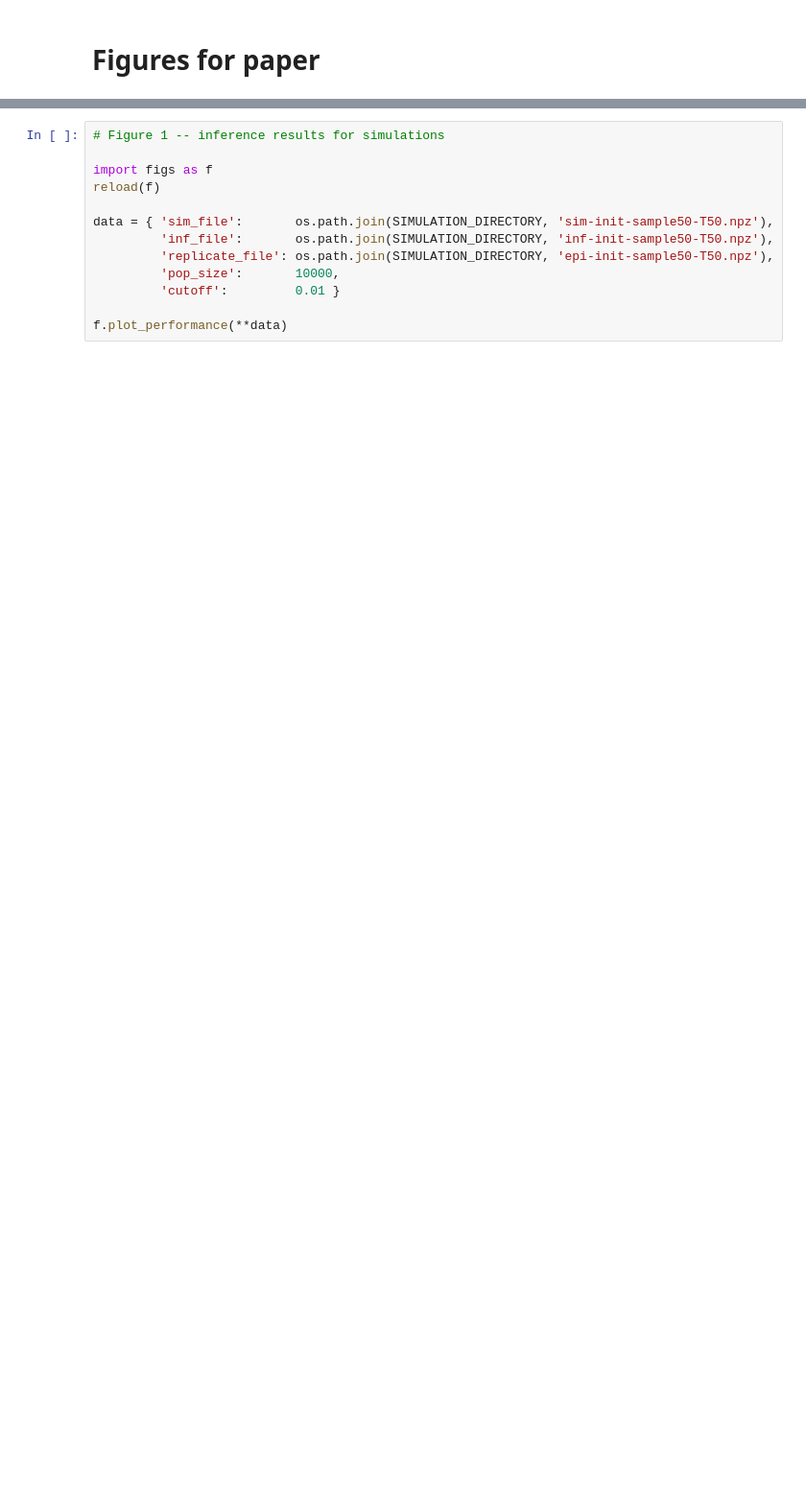
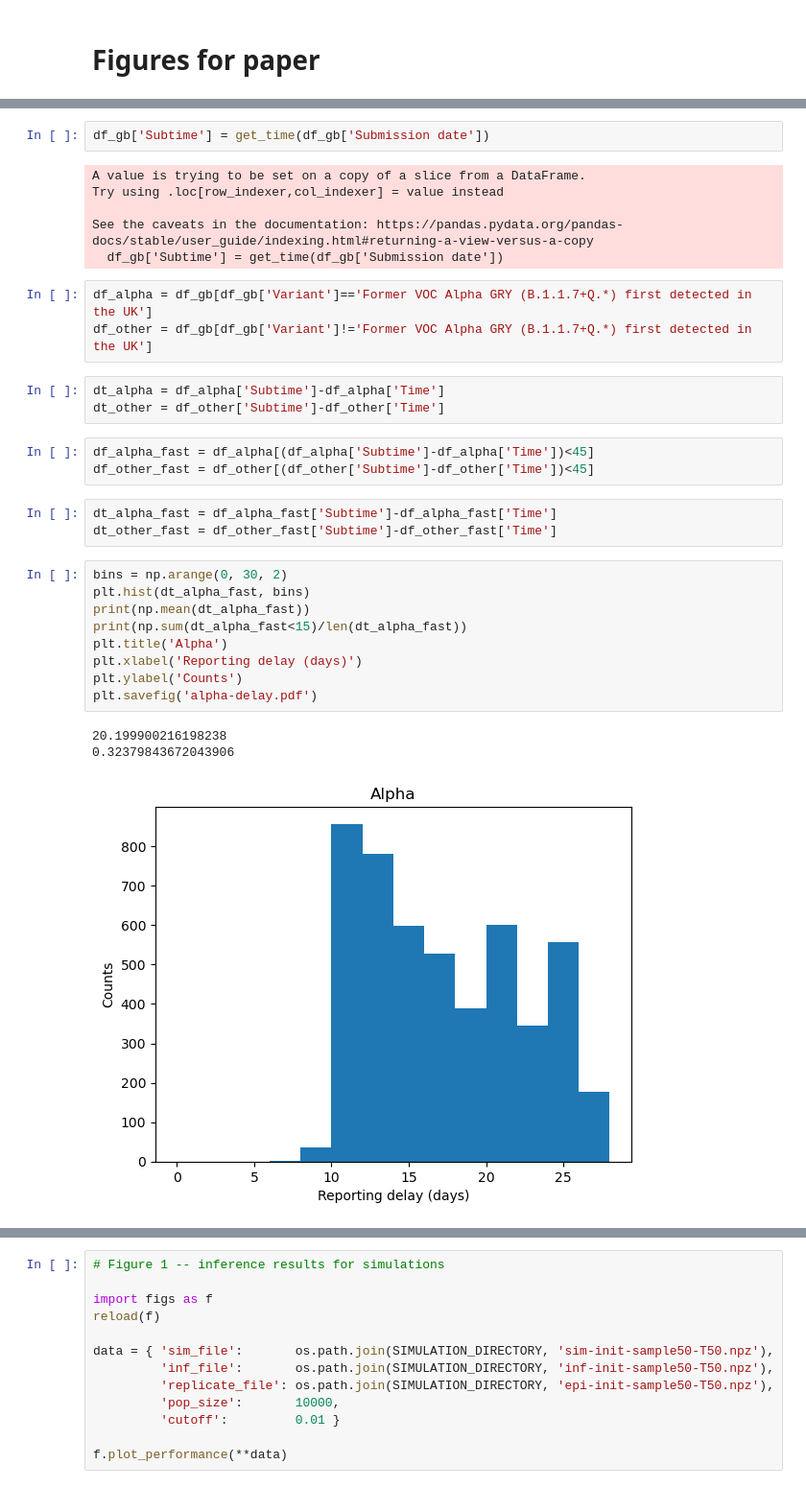
Before and after one commit to bartonlab/paper-SARS-CoV-2-inference, a Jupyter notebook: figures.ipynb, the cells around one changed output, grey strips where cells are left out. Shown at 96% size. Saved outputs shown, nothing was run; the diff lists cells and outputs as text; blank space fills up the shorter version.

Commit message:
first update for final revision

```diff
--- a/figures.ipynb
+++ b/figures.ipynb
@@ -37,0 +426,33 @@ import epi_figs as ef
+# %%
+df_gb['Subtime'] = get_time(df_gb['Submission date'])
+# %% [output]
+A value is trying to be set on a copy of a slice from a DataFrame.
+Try using .loc[row_indexer,col_indexer] = value instead
+
+See the caveats in the documentation: https://pandas.pydata.org/pandas-docs/stable/user_guide/indexing.html#returning-a-view-versus-a-copy
+  df_gb['Subtime'] = get_time(df_gb['Submission date'])
+# %%
+df_alpha = df_gb[df_gb['Variant']=='Former VOC Alpha GRY (B.1.1.7+Q.*) first detected in the UK']
+df_other = df_gb[df_gb['Variant']!='Former VOC Alpha GRY (B.1.1.7+Q.*) first detected in the UK']
+# %%
+dt_alpha = df_alpha['Subtime']-df_alpha['Time']
+dt_other = df_other['Subtime']-df_other['Time']
+# %%
+df_alpha_fast = df_alpha[(df_alpha['Subtime']-df_alpha['Time'])<45]
+df_other_fast = df_other[(df_other['Subtime']-df_other['Time'])<45]
+# %%
+dt_alpha_fast = df_alpha_fast['Subtime']-df_alpha_fast['Time']
+dt_other_fast = df_other_fast['Subtime']-df_other_fast['Time']
+# %%
+bins = np.arange(0, 30, 2)
+plt.hist(dt_alpha_fast, bins)
+print(np.mean(dt_alpha_fast))
+print(np.sum(dt_alpha_fast<15)/len(dt_alpha_fast))
+plt.title('Alpha')
+plt.xlabel('Reporting delay (days)')
+plt.ylabel('Counts')
+plt.savefig('alpha-delay.pdf')
+# %% [output]
+20.199900216198238
+0.32379843672043906
+[figure, added]
```
Also changed, not shown: parts of 79 cells of this notebook, 33 other files.
